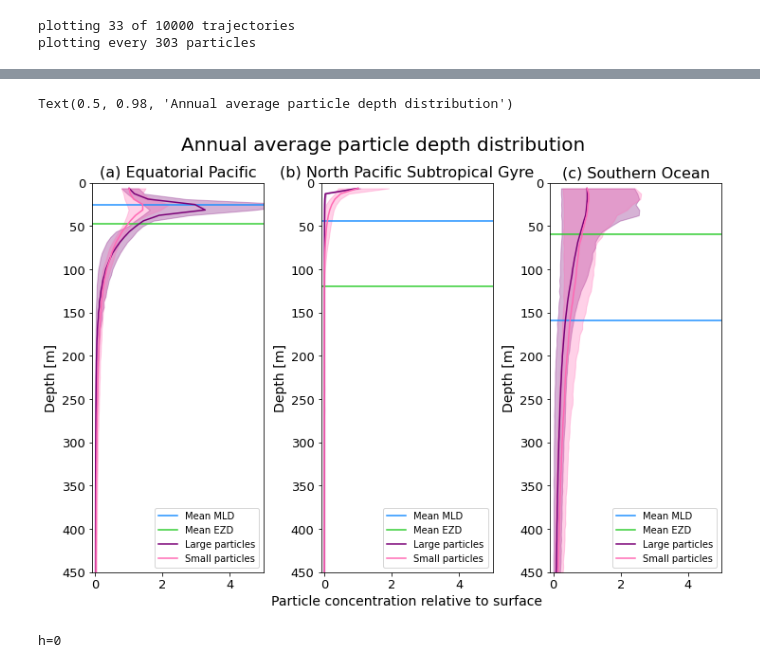
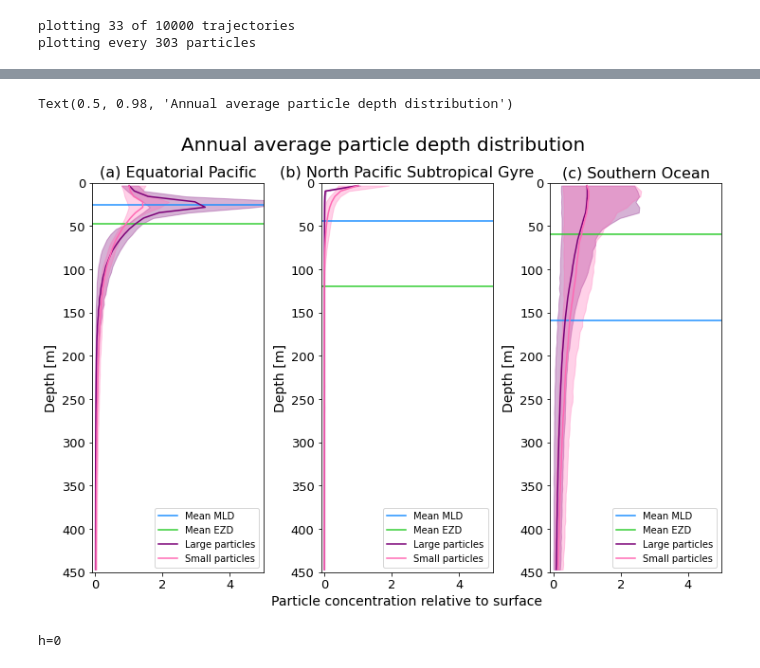
Before and after one commit to OceanParcels/biofouling_3dtransport_2, a Jupyter notebook: Analysis/Locations.ipynb, the cells around one changed output, grey strips where cells are left out. Saved outputs shown, nothing was run; the diff lists cells and outputs as text; code cells hidden in the pictures.

```diff
--- a/Analysis/Locations.ipynb
+++ b/Analysis/Locations.ipynb
@@ -210,7 +227,7 @@ for i, ax_r in enumerate(axes[1:]):   # column: region
         for j, ax in enumerate(ax_s): # subfigure: depth
             ax.set_facecolor('k')
             ax.tick_params(axis='both', labelsize=18)#13
-            pc = ax.pcolormesh(timebins,depthbins[sub_depths[j][0]:sub_depths[j][1]],depth_numbers[i,c,:,sub_depths[j][0]:sub_depths[j][1]-1].T, cmap=depth_cmap,norm=mcolors.LogNorm(vmin=1e-2, vmax=1e2))
+            pc = ax.pcolormesh(timebins,depthbins[sub_depths[j][0]:sub_depths[j][1]],depth_numbers[i,c,:,sub_depths[j][0]:sub_depths[j][1]-1].T, cmap=depth_cmap,norm=mcolors.LogNorm(vmin=1e-4, vmax=1e2))
             if j == 0:
                 ax.plot(dslist[i]['time'][0,obs_ids[0]:obs_ids[1]], mldlist[i][obs_ids[0]:obs_ids[1]], linewidth=2, c='dodgerblue', label='Mean Mixed Layer Depth')
                 ax.plot(dslist[i]['time'][0,obs_ids[0]:obs_ids[1]], ezlist[i][obs_ids[0]:obs_ids[1]], linewidth=2, c='limegreen', label='Mean Euphotic Depth')
@@ -273,38 +290,38 @@ ax7 = fig.add_subplot(gs[0, 1])
 ax11 = fig.add_subplot(gs[0, 2])
 axes = [ax3,ax7,ax11]
 
 for i, ax in enumerate(axes):   # column: region
     j=0
 #     for c, ax_s in enumerate(ax_r):   # row: size
 #     for j, ax in enumerate(ax_r): # subfigure: depth
     ax.tick_params(axis='both', labelsize=13)
     ax.set_xlim(-0.1,5)
     ax.axhline(np.nanmean(mldlist[i][np.isfinite(mldlist[i])]),color='dodgerblue', label = 'Mean MLD')
     ax.axhline(np.nanmean(ezlist[i][np.isfinite(ezlist[i])]),color='limegreen', label = 'Mean EZD')
-    ax.plot(depth_profiles[i,0,sub_depths[j][0]:sub_depths[j][1]-1]/depth_profiles[i,0,0],depthbins[sub_depths[j][0]:sub_depths[j][1]-1]+np.diff(depthbins[sub_depths[j][0]:sub_depths[j][1]]), color=r_pl_clist[0],label='Large particles')#
-    ax.fill_betweenx(depthbins[sub_depths[j][0]:sub_depths[j][1]-1]+np.diff(depthbins[sub_depths[j][0]:sub_depths[j][1]]), depth_low[i,0,sub_depths[j][0]:sub_depths[j][1]-1]/depth_profiles[i,0,0], depth_high[i,0,sub_depths[j][0]:sub_depths[j][1]-1]/depth_profiles[i,0,0], color=r_pl_clist[0],alpha=0.3)
-    ax.plot(depth_profiles[i,1,sub_depths[j][0]:sub_depths[j][1]-1]/depth_profiles[i,1,0],depthbins[sub_depths[j][0]:sub_depths[j][1]-1]+np.diff(depthbins[sub_depths[j][0]:sub_depths[j][1]]), color='hotpink',label='Small particles')#
-    ax.fill_betweenx(depthbins[sub_depths[j][0]:sub_depths[j][1]-1]+np.diff(depthbins[sub_depths[j][0]:sub_depths[j][1]]), depth_low[i,1,sub_depths[j][0]:sub_depths[j][1]-1]/depth_profiles[i,1,0], depth_high[i,1,sub_depths[j][0]:sub_depths[j][1]-1]/depth_profiles[i,1,0],color='hotpink', alpha=0.3)
+    ax.plot(depth_profiles[i,0,sub_depths[j][0]:sub_depths[j][1]-1]/depth_profiles[i,0,0],depthbins[sub_depths[j][0]:sub_depths[j][1]-1]+np.diff(depthbins[sub_depths[j][0]:sub_depths[j][1]])/2, color=r_pl_clist[0],label='Large particles')#
+    ax.fill_betweenx(depthbins[sub_depths[j][0]:sub_depths[j][1]-1]+np.diff(depthbins[sub_depths[j][0]:sub_depths[j][1]])/2, depth_low[i,0,sub_depths[j][0]:sub_depths[j][1]-1]/depth_profiles[i,0,0], depth_high[i,0,sub_depths[j][0]:sub_depths[j][1]-1]/depth_profiles[i,0,0], color=r_pl_clist[0],alpha=0.3)
+    ax.plot(depth_profiles[i,1,sub_depths[j][0]:sub_depths[j][1]-1]/depth_profiles[i,1,0],depthbins[sub_depths[j][0]:sub_depths[j][1]-1]+np.diff(depthbins[sub_depths[j][0]:sub_depths[j][1]])/2, color='hotpink',label='Small particles')#
+    ax.fill_betweenx(depthbins[sub_depths[j][0]:sub_depths[j][1]-1]+np.diff(depthbins[sub_depths[j][0]:sub_depths[j][1]])/2, depth_low[i,1,sub_depths[j][0]:sub_depths[j][1]-1]/depth_profiles[i,1,0], depth_high[i,1,sub_depths[j][0]:sub_depths[j][1]-1]/depth_profiles[i,1,0],color='hotpink', alpha=0.3)
 #     if j == 0:
     ax.tick_params(
         axis='x',          # changes apply to the x-axis
         which='both',      # both major and minor ticks are affected
         bottom=True,      # ticks along the bottom edge are off
         top=False,         # ticks along the top edge are off
         labelbottom=True) # labels along the bottom edge are off
     ax.set_ylabel('Depth [m]', fontsize=14)
     ax.set_ylim(depthbins[sub_depths[j][1]-1], depthbins[sub_depths[j][0]])
     ax.set_title('('+chr(ord('a')+i)+') '+ regions[region[i]], fontsize=16)
 #     if j == 1:
     ax.tick_params(axis='x') #, rotation=20)
     ax.legend(loc='lower right')
     if i==1:
         ax.set_xlabel('Particle concentration relative to surface', fontsize=14)
 
 fig.suptitle('Annual average particle depth distribution', fontsize=20)
 # %% [output]
 Text(0.5, 0.98, 'Annual average particle depth distribution')
-[figure, old version]
+[figure, new version]
 # %%
 # depth_Lobelle = np.zeros((len(dslist),len(split_ds_2),timeperiod,len(depthbins)-1))
 # %%
```
Also changed, not shown: parts of 17 cells of this notebook.
